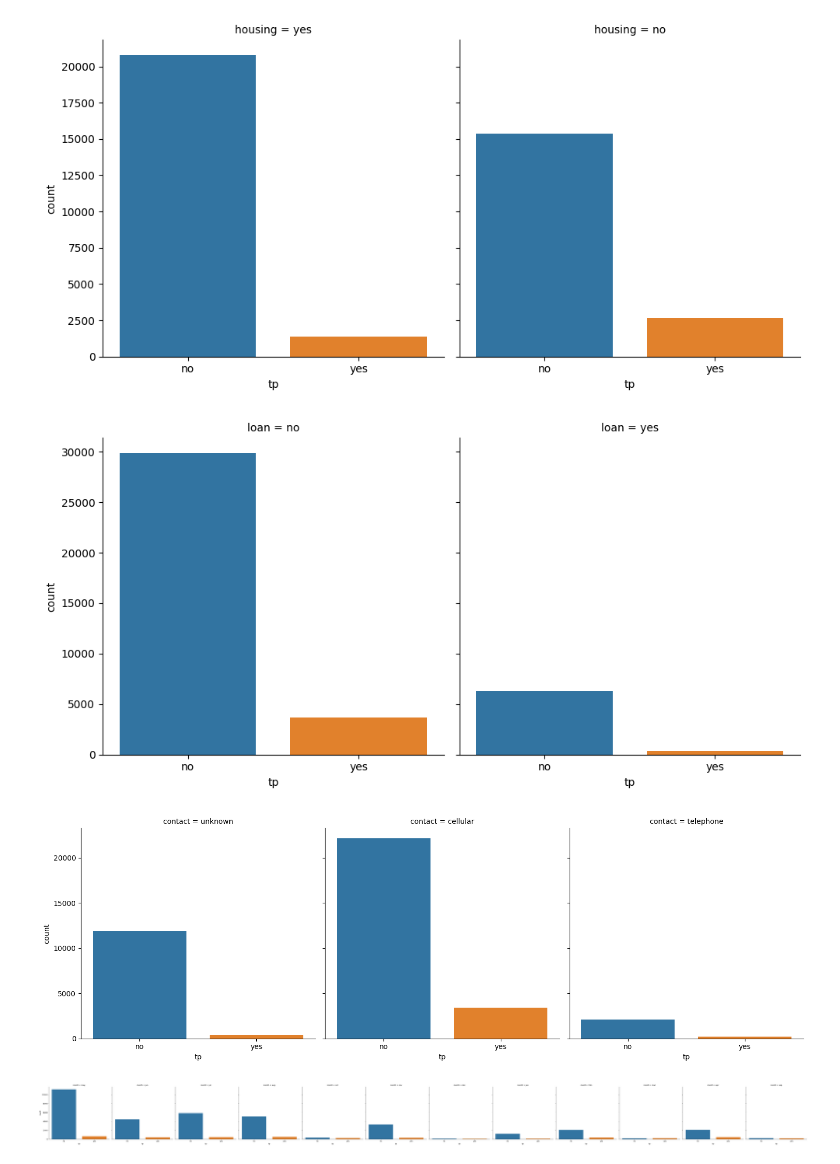
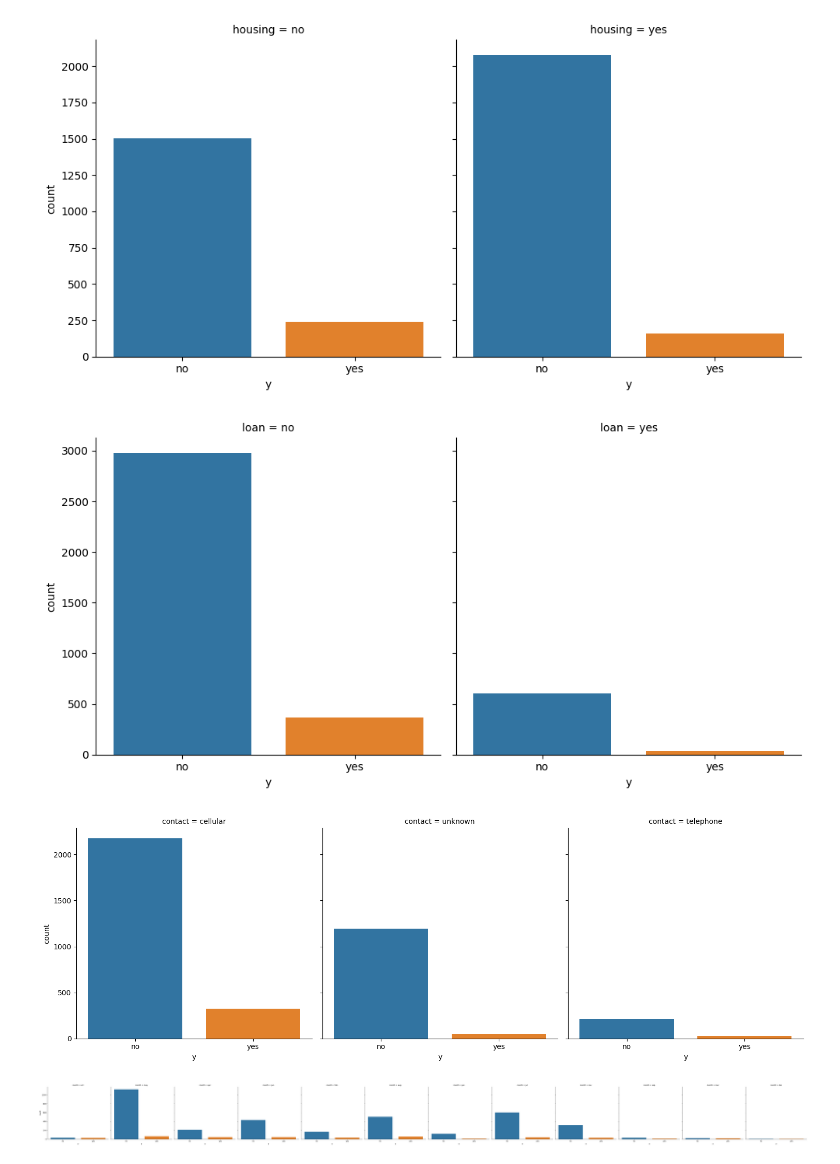
Before and after one commit to jay67nie/ML_Project, a Jupyter notebook: Bank_Term_Prediction.ipynb, the cells around one changed output. Cells and saved outputs as stored; diff of their text form; code cells hidden in the pictures.

```diff
--- a/Bank_Term_Prediction.ipynb
+++ b/Bank_Term_Prediction.ipynb
@@ -12,11 +12,13 @@ from sklearn.preprocessing import LabelEncoder
 from sklearn.neighbors import KNeighborsClassifier
 from sklearn.model_selection import train_test_split
 from sklearn.metrics import accuracy_score
+from google.colab import drive
+drive.mount('/content/drive')
 
 
 
 
-df = pd.read_csv('/content/drive/MyDrive/ML/bank-full.csv')
+df = pd.read_csv('/content/drive/MyDrive/Colab Notebooks/bank.csv')
 original_df = df
 
 bold = "\033[1m"+"\033[4m"
@@ -37,6 +39,6 @@ print(bold + "Duplicated values:" + reset, df.duplicated().sum(), newline)
 
 
 #Separate target column and other features
-target = df['tp']
-data = df.drop('tp', axis=1)
+target = df['y']
+data = df.drop('y', axis=1)
 # %% [output]
@@ -203,6 +205,6 @@ scaler = StandardScaler()
 df_scaled = scaler.fit_transform(numeric_df)
 # %%
 for cat_features in categorical_df:
-    sns.catplot(x='tp', col=cat_features, kind='count', data= categorical_df)
+    sns.catplot(x='y', col=cat_features, kind='count', data= categorical_df)
 plt.show()
 # %% [output]
@@ -213,5 +215,5 @@ plt.show()
-[figure, old version]
+[figure, new version]
-[figure, old version]
+[figure, new version]
-[figure, old version]
+[figure, new version]
-[figure, old version]
+[figure, new version]
 [figure]
```
Also changed, not shown: parts of 17 cells of this notebook.
